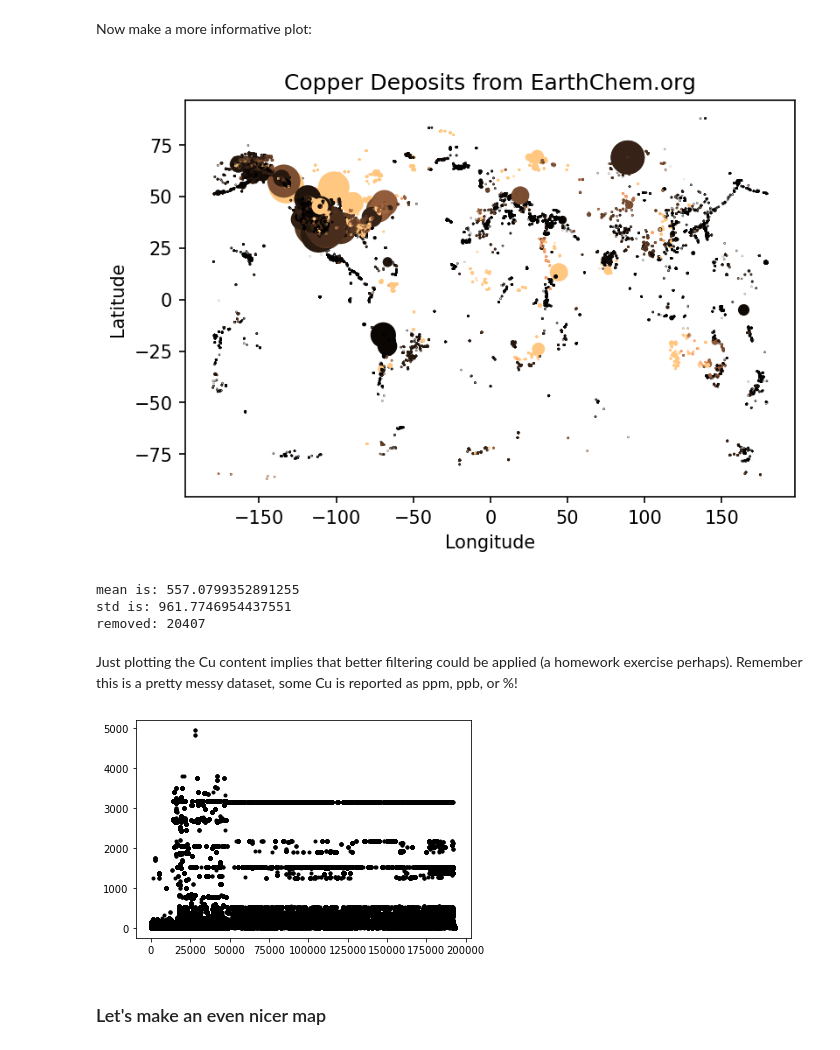
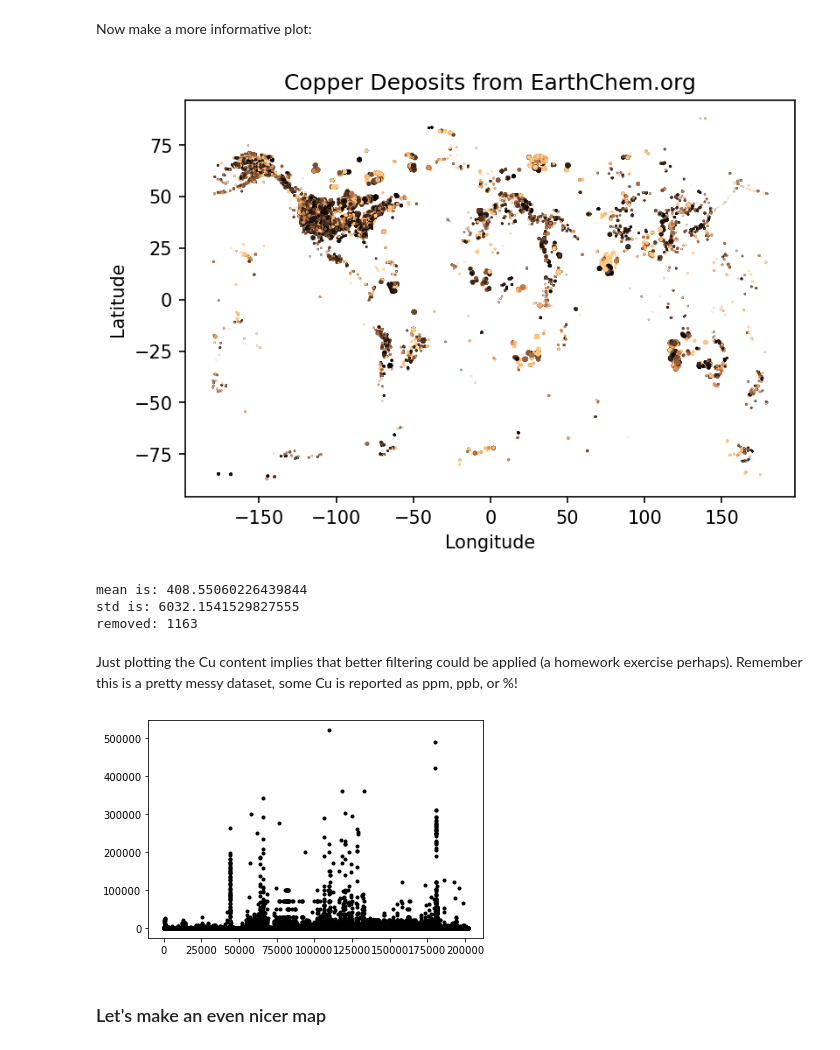
Before and after one commit to Sydney-Informatics-Hub/geopython, a Jupyter notebook: _ipynb/01a-fundamentals.ipynb, the cells around one changed output. Saved outputs shown, nothing was run; the diff lists cells and outputs as text; code cells hidden in the pictures.

```diff
--- a/_ipynb/01a-fundamentals.ipynb
+++ b/_ipynb/01a-fundamentals.ipynb
@@ -434,22 +434,22 @@ Now make a more informative plot:
 # %%
 #Set reasonable variable names
 lats=cudata4[:,0]
 longs=cudata4[:,1]
-age=cudata4[:,3]
-copper=cudata4[:,2]
+age=cudata4[:,2]
+copper=cudata4[:,3]
 
 #lats_rich=lats[copper>2]
 
 fig = plt.figure(figsize=(6,4),dpi=150)
 
-#Restrict the colour range between 0 and 1000
-plt.scatter(longs,lats,s=age/1000,c=copper,vmin=0, vmax=1000,cmap=plt.cm.copper)
+#Restrict the colour range between 0 and 100 (ppm?)
+plt.scatter(longs,lats,s=age/1000,c=copper,vmin=0, vmax=100,cmap=plt.cm.copper)
 plt.title('Copper Deposits from EarthChem.org')
 plt.ylabel('Latitude')
 plt.xlabel('Longitude')
 plt.show()
 # %% [output]
-[figure, old version]
+[figure, new version]
 # %%
 #You could come up with a more intelligent way to reject your outliers, e.g.
 import numpy as np
@@ -465,16 +465,16 @@ def reject_outliers(data):
 
 filtered_age=reject_outliers(copper)
 # %% [output]
-mean is: 557.0799352891255
-std is: 961.7746954437551
-removed: 20407
+mean is: 408.55060226439844
+std is: 6032.1541529827555
+removed: 1163
 # %% [markdown]
 Just plotting the Cu content implies that better filtering could be applied (a homework exercise perhaps). Remember this is a pretty messy dataset, some Cu is reported as ppm, ppb, or %!
 # %%
 plt.plot(copper[copper>1],'k.')
 plt.show()
 # %% [output]
-[figure, old version]
+[figure, new version]
 # %% [markdown]
 ### Let's make an even nicer map
 # %%
```
Also changed, not shown: parts of 1 cell of this notebook, 10 other files.
